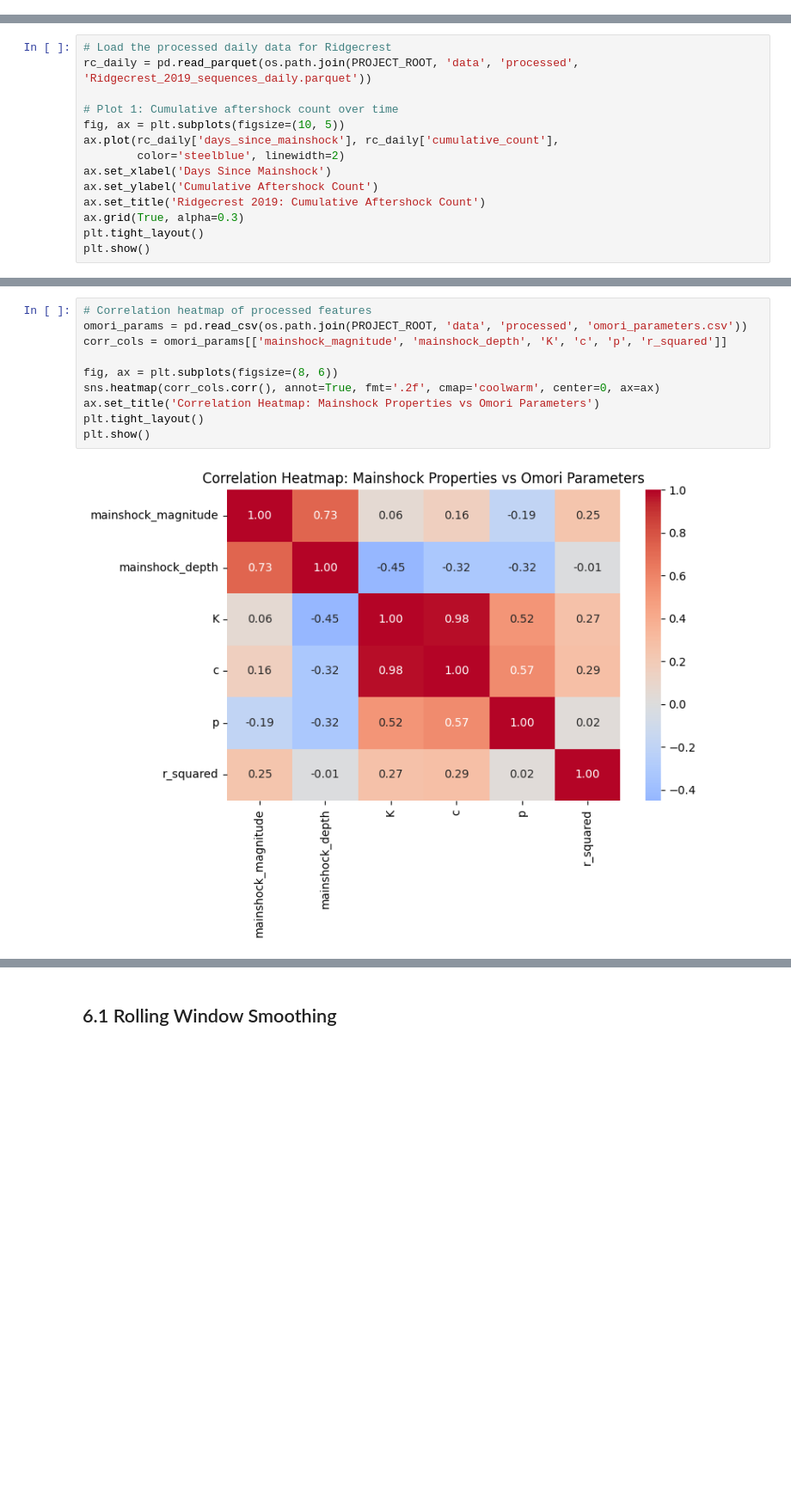
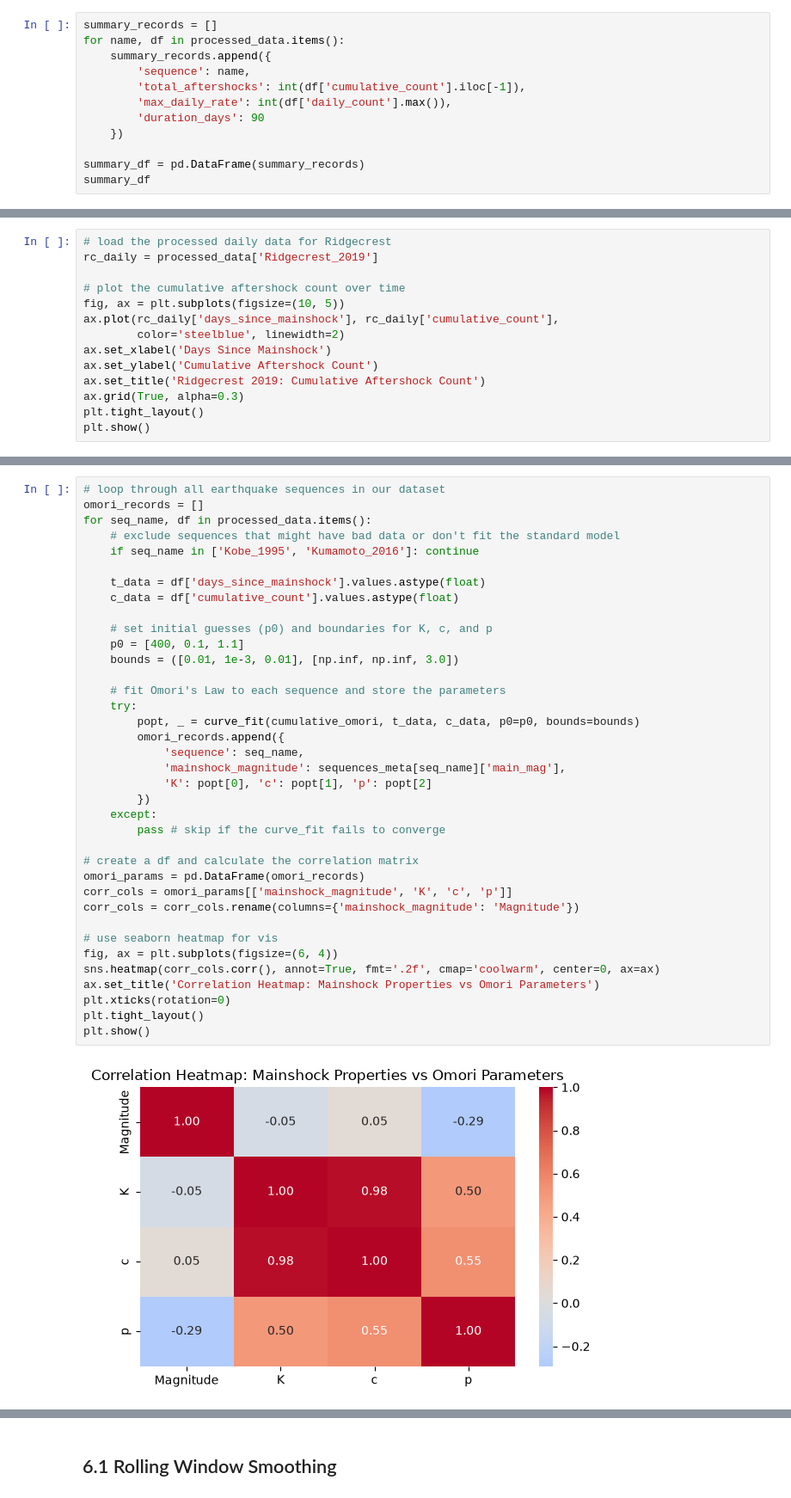
Before and after one commit to cronenberg64/aftershock-decay-forecasting, a Jupyter notebook: notebooks/capstone_main.ipynb, the cells around one changed output, grey strips where cells are left out. Shown at 86% size. Saved outputs shown, nothing was run; the diff lists cells and outputs as text; blank space fills up the shorter version.

Commit message:
completing capstone project requirements until lecture 4

```diff
--- a/notebooks/capstone_main.ipynb
+++ b/notebooks/capstone_main.ipynb
@@ -178,0 +347,12 @@ The magnitudes range from 2.5 (the $M_c$ threshold) to 5.44, with a mean of 2.89
+# %%
+summary_records = []
+for name, df in processed_data.items():
+    summary_records.append({
+        'sequence': name,
+        'total_aftershocks': int(df['cumulative_count'].iloc[-1]),
+        'max_daily_rate': int(df['daily_count'].max()),
+        'duration_days': 90
+    })
+
+summary_df = pd.DataFrame(summary_records)
+summary_df
@@ -181,8 +521,8 @@ The magnitudes range from 2.5 (the $M_c$ threshold) to 5.44, with a mean of 2.89
 # %%
-# Load the processed daily data for Ridgecrest
-rc_daily = pd.read_parquet(os.path.join(PROJECT_ROOT, 'data', 'processed', 'Ridgecrest_2019_sequences_daily.parquet'))
+# load the processed daily data for Ridgecrest
+rc_daily = processed_data['Ridgecrest_2019']
 
-# Plot 1: Cumulative aftershock count over time
+# plot the cumulative aftershock count over time
 fig, ax = plt.subplots(figsize=(10, 5))
 ax.plot(rc_daily['days_since_mainshock'], rc_daily['cumulative_count'],
         color='steelblue', linewidth=2)
@@ -305,13 +672,40 @@ Because the Omori fit captures the cumulative trajectory so precisely, we adopte
 # %%
-# Correlation heatmap of processed features
-omori_params = pd.read_csv(os.path.join(PROJECT_ROOT, 'data', 'processed', 'omori_parameters.csv'))
-corr_cols = omori_params[['mainshock_magnitude', 'mainshock_depth', 'K', 'c', 'p', 'r_squared']]
+# loop through all earthquake sequences in our dataset
+omori_records = []
+for seq_name, df in processed_data.items():
+    # exclude sequences that might have bad data or don't fit the standard model
+    if seq_name in ['Kobe_1995', 'Kumamoto_2016']: continue
 
-fig, ax = plt.subplots(figsize=(8, 6))
+    t_data = df['days_since_mainshock'].values.astype(float)
+    c_data = df['cumulative_count'].values.astype(float)
+
+    # set initial guesses (p0) and boundaries for K, c, and p
+    p0 = [400, 0.1, 1.1]
+    bounds = ([0.01, 1e-3, 0.01], [np.inf, np.inf, 3.0])
+
+    # fit Omori's Law to each sequence and store the parameters
+    try:
+        popt, _ = curve_fit(cumulative_omori, t_data, c_data, p0=p0, bounds=bounds)
+        omori_records.append({
+            'sequence': seq_name,
+            'mainshock_magnitude': sequences_meta[seq_name]['main_mag'],
+            'K': popt[0], 'c': popt[1], 'p': popt[2]
+        })
+    except:
+        pass # skip if the curve_fit fails to converge
+
+# create a df and calculate the correlation matrix
+omori_params = pd.DataFrame(omori_records)
+corr_cols = omori_params[['mainshock_magnitude', 'K', 'c', 'p']]
+corr_cols = corr_cols.rename(columns={'mainshock_magnitude': 'Magnitude'})
+
+# use seaborn heatmap for vis
+fig, ax = plt.subplots(figsize=(6, 4))
 sns.heatmap(corr_cols.corr(), annot=True, fmt='.2f', cmap='coolwarm', center=0, ax=ax)
 ax.set_title('Correlation Heatmap: Mainshock Properties vs Omori Parameters')
+plt.xticks(rotation=0)
 plt.tight_layout()
 plt.show()
 # %% [output]
-[figure, old version]
+[figure, new version]
 # %% [markdown]
```
Also changed, not shown: parts of 104 cells of this notebook, 9 other files.
